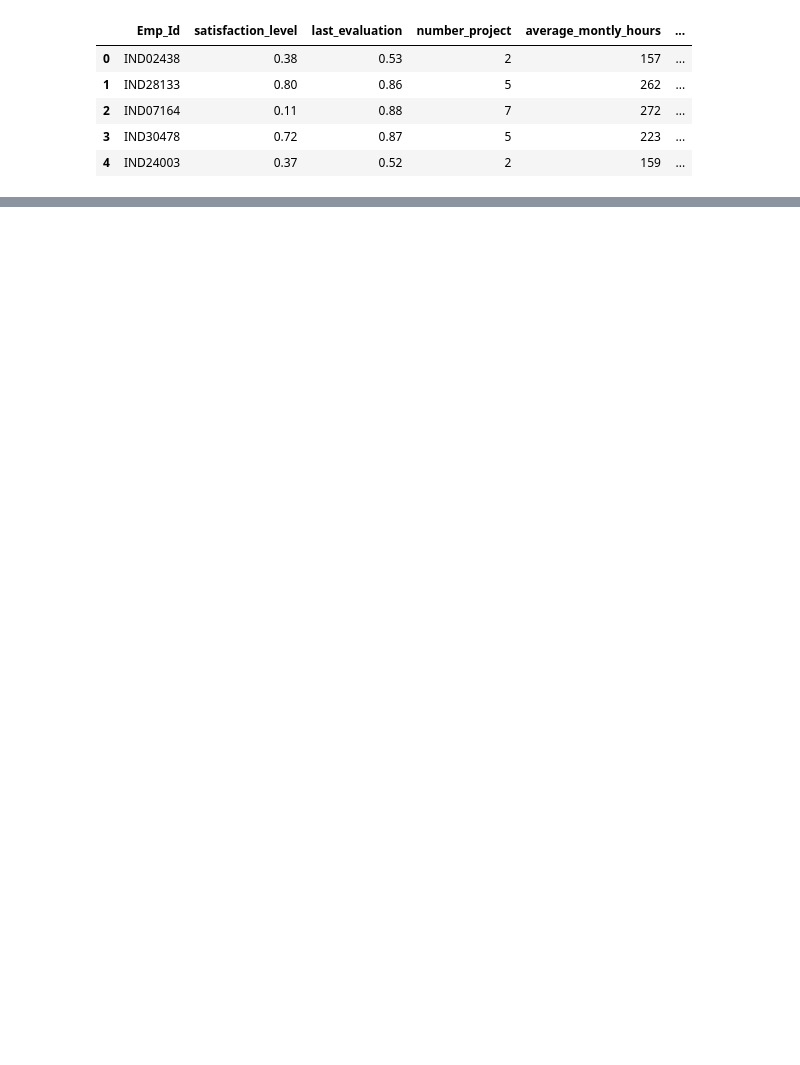
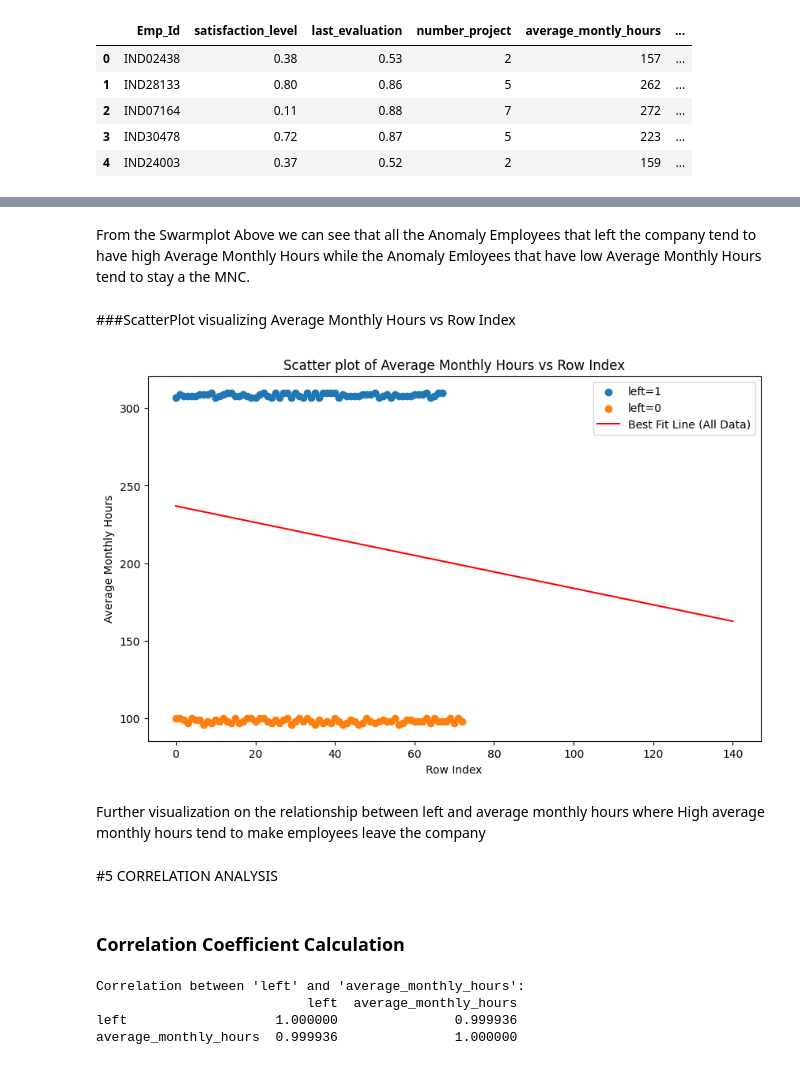
Before and after one commit to BigDataAnalytics-Group-B/comp3610-Project-Group-B, a Jupyter notebook: ProjectFiles/Notebooks/anomaly_detection.ipynb, the cells around one changed output, grey strips where cells are left out. Cells and saved outputs as stored; diff of their text form; code cells hidden in the pictures; blank space fills up the shorter version.

```diff
--- a/ProjectFiles/Notebooks/anomaly_detection.ipynb
+++ b/ProjectFiles/Notebooks/anomaly_detection.ipynb
@@ -301,0 +235,44 @@ Correlation between 'left' and 'anomaly': 0.12270224820776794
+# %% [markdown]
+From the Swarmplot Above we can see that all the Anomaly Employees that left the company tend to have high Average Monthly Hours while the Anomaly Emloyees that have low Average Monthly Hours tend to stay a the MNC.
+# %% [markdown]
+###ScatterPlot visualizing Average Monthly Hours vs Row Index
+# %%
+# Create a scatter plot for the left column
+plt.figure(figsize=(10, 6))
+categories = final_anomaly['left'].unique()
+for category in categories:
+    data = final_anomaly[final_anomaly['left'] == category]
+    plt.scatter(range(len(data)), data['average_monthly_hours'], label=f'left={category}')
+
+# Perform linear regression for all data points
+x = np.arange(len(final_anomaly))
+y = final_anomaly['average_monthly_hours']
+slope, intercept, _, _, _ = linregress(x, y)
+
+# Plot the best-fit line for all data points
+plt.plot(x, slope*x + intercept, color='red', label='Best Fit Line (All Data)')
+
+plt.title('Scatter plot of Average Monthly Hours vs Row Index')
+plt.xlabel('Row Index')
+plt.ylabel('Average Monthly Hours')
+plt.legend()
+plt.show()
+# %% [output]
+[figure, added]
+# %% [markdown]
+Further visualization on the relationship between left and average monthly hours where High average monthly hours tend to make employees leave the company
+# %% [markdown]
+#5 CORRELATION ANALYSIS
+# %% [markdown]
+### Correlation Coefficient Calculation
+# %%
+# Calculate the correlation coefficient
+correlation = final_anomaly[['left', 'average_monthly_hours']].corr()
+
+print("Correlation between 'left' and 'average_monthly_hours':")
+print(correlation)
+# %% [output]
+Correlation between 'left' and 'average_monthly_hours':
+                           left  average_monthly_hours
+left                   1.000000               0.999936
+average_monthly_hours  0.999936               1.000000
```
Also changed, not shown: parts of 47 cells of this notebook.
